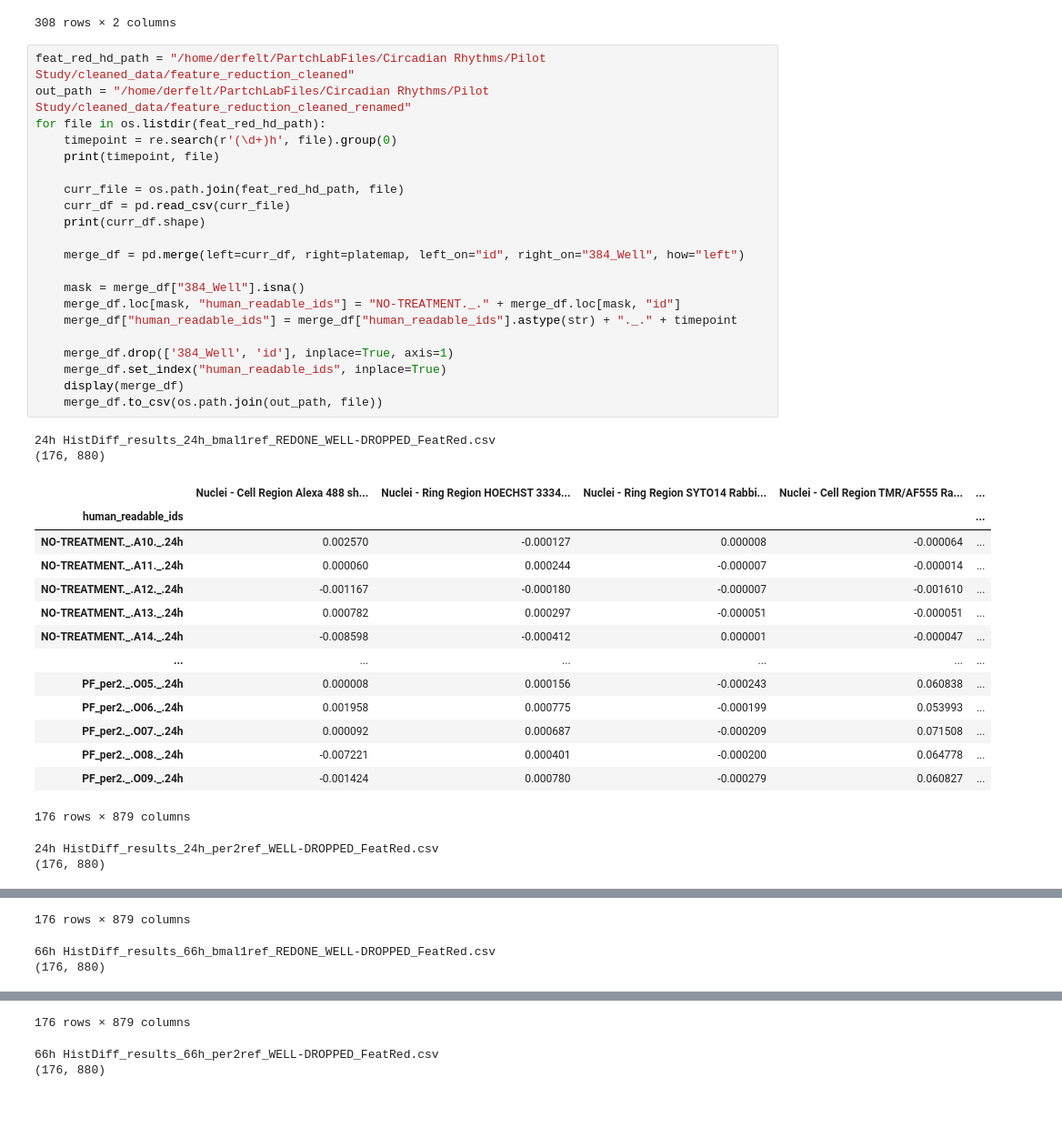
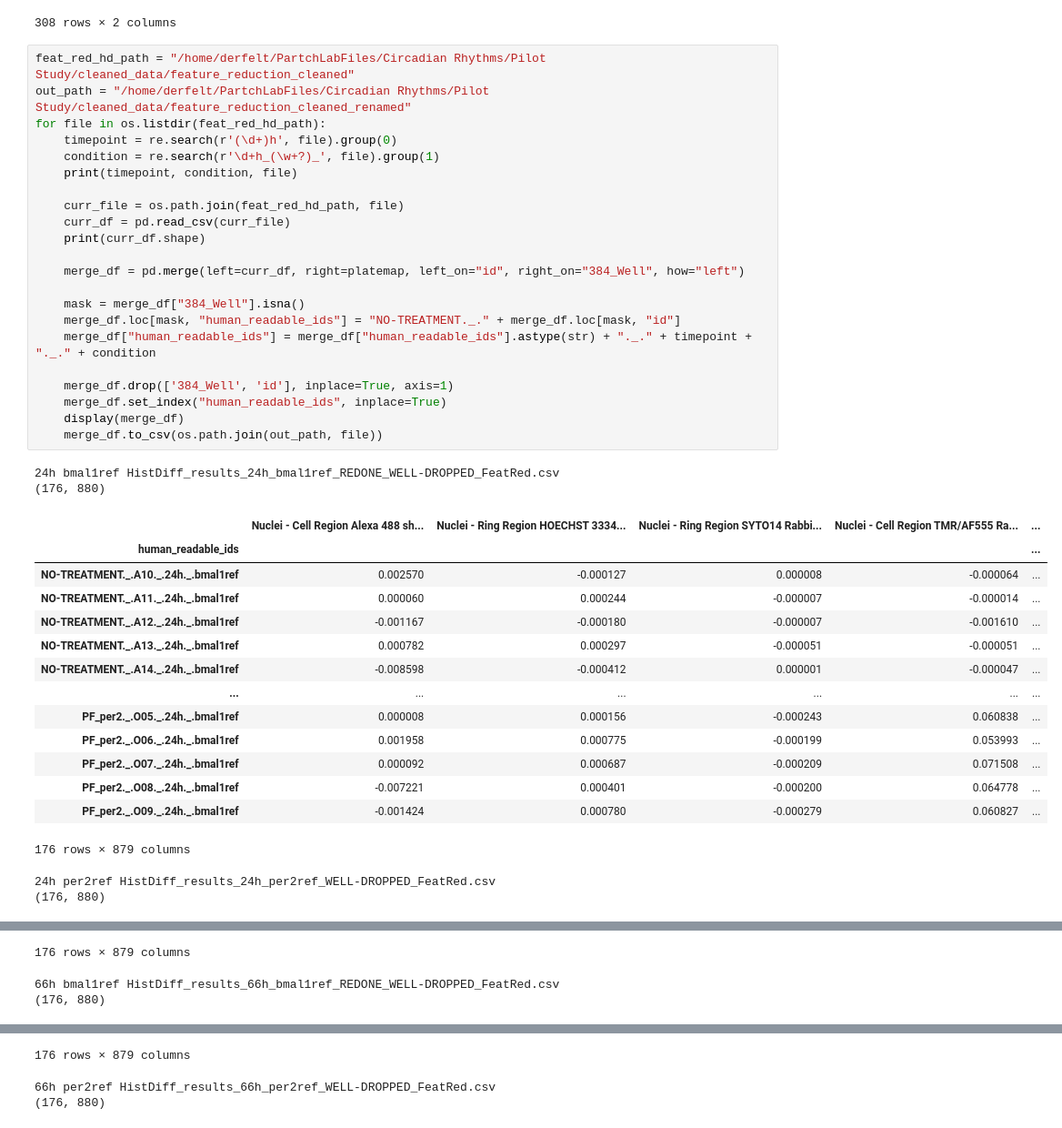
Before and after one commit to derfelterciano/PartchLab, a Jupyter notebook: circadian_rhythms/pilot_study/dataset_processing/rename_wells.ipynb, the cells around one changed output, grey strips where cells are left out. Shown at 91% size. Drawn from its saved outputs; the diff is of its cells as text.

```diff
--- a/circadian_rhythms/pilot_study/dataset_processing/rename_wells.ipynb
+++ b/circadian_rhythms/pilot_study/dataset_processing/rename_wells.ipynb
@@ -29,42 +29,43 @@ display(platemap)
 # %%
 feat_red_hd_path = "/home/derfelt/PartchLabFiles/Circadian Rhythms/Pilot Study/cleaned_data/feature_reduction_cleaned"
 out_path = "/home/derfelt/PartchLabFiles/Circadian Rhythms/Pilot Study/cleaned_data/feature_reduction_cleaned_renamed"
 for file in os.listdir(feat_red_hd_path):
     timepoint = re.search(r'(\d+)h', file).group(0)
-    print(timepoint, file)
+    condition = re.search(r'\d+h_(\w+?)_', file).group(1)
+    print(timepoint, condition, file)
 
     curr_file = os.path.join(feat_red_hd_path, file)
     curr_df = pd.read_csv(curr_file)
     print(curr_df.shape)
 
     merge_df = pd.merge(left=curr_df, right=platemap, left_on="id", right_on="384_Well", how="left")
 
     mask = merge_df["384_Well"].isna()
     merge_df.loc[mask, "human_readable_ids"] = "NO-TREATMENT._." + merge_df.loc[mask, "id"]
-    merge_df["human_readable_ids"] = merge_df["human_readable_ids"].astype(str) + "._." + timepoint
+    merge_df["human_readable_ids"] = merge_df["human_readable_ids"].astype(str) + "._." + timepoint + "._." + condition
 
     merge_df.drop(['384_Well', 'id'], inplace=True, axis=1)
     merge_df.set_index("human_readable_ids", inplace=True)
     display(merge_df)
     merge_df.to_csv(os.path.join(out_path, file))
 # %% [output]
-24h HistDiff_results_24h_bmal1ref_REDONE_WELL-DROPPED_FeatRed.csv
+24h bmal1ref HistDiff_results_24h_bmal1ref_REDONE_WELL-DROPPED_FeatRed.csv
 (176, 880)
 |  | Nuclei - Cell Region Alexa 488 sh... | Nuclei - Ring Region HOECHST 3334... | Nuclei - Ring Region SYTO14 Rabbi... | Nuclei - Cell Region TMR/AF555 Ra... | ... |
 | human_readable_ids |  |  |  |  | ... |
-| NO-TREATMENT._.A10._.24h | 0.002570 | -0.000127 | 0.000008 | -0.000064 | ... |
-| NO-TREATMENT._.A11._.24h | 0.000060 | 0.000244 | -0.000007 | -0.000014 | ... |
-| NO-TREATMENT._.A12._.24h | -0.001167 | -0.000180 | -0.000007 | -0.001610 | ... |
-| NO-TREATMENT._.A13._.24h | 0.000782 | 0.000297 | -0.000051 | -0.000051 | ... |
-| NO-TREATMENT._.A14._.24h | -0.008598 | -0.000412 | 0.000001 | -0.000047 | ... |
+| NO-TREATMENT._.A10._.24h._.bmal1ref | 0.002570 | -0.000127 | 0.000008 | -0.000064 | ... |
+| NO-TREATMENT._.A11._.24h._.bmal1ref | 0.000060 | 0.000244 | -0.000007 | -0.000014 | ... |
+| NO-TREATMENT._.A12._.24h._.bmal1ref | -0.001167 | -0.000180 | -0.000007 | -0.001610 | ... |
+| NO-TREATMENT._.A13._.24h._.bmal1ref | 0.000782 | 0.000297 | -0.000051 | -0.000051 | ... |
+| NO-TREATMENT._.A14._.24h._.bmal1ref | -0.008598 | -0.000412 | 0.000001 | -0.000047 | ... |
 | ... | ... | ... | ... | ... | ... |
-| PF_per2._.O05._.24h | 0.000008 | 0.000156 | -0.000243 | 0.060838 | ... |
-| PF_per2._.O06._.24h | 0.001958 | 0.000775 | -0.000199 | 0.053993 | ... |
-| PF_per2._.O07._.24h | 0.000092 | 0.000687 | -0.000209 | 0.071508 | ... |
-| PF_per2._.O08._.24h | -0.007221 | 0.000401 | -0.000200 | 0.064778 | ... |
-| PF_per2._.O09._.24h | -0.001424 | 0.000780 | -0.000279 | 0.060827 | ... |
+| PF_per2._.O05._.24h._.bmal1ref | 0.000008 | 0.000156 | -0.000243 | 0.060838 | ... |
+| PF_per2._.O06._.24h._.bmal1ref | 0.001958 | 0.000775 | -0.000199 | 0.053993 | ... |
+| PF_per2._.O07._.24h._.bmal1ref | 0.000092 | 0.000687 | -0.000209 | 0.071508 | ... |
+| PF_per2._.O08._.24h._.bmal1ref | -0.007221 | 0.000401 | -0.000200 | 0.064778 | ... |
+| PF_per2._.O09._.24h._.bmal1ref | -0.001424 | 0.000780 | -0.000279 | 0.060827 | ... |
 176 rows × 879 columns
-24h HistDiff_results_24h_per2ref_WELL-DROPPED_FeatRed.csv
+24h per2ref HistDiff_results_24h_per2ref_WELL-DROPPED_FeatRed.csv
 (176, 880)
 |  | Nuclei - Cell Region Alexa 488 sh... | Nuclei - Ring Region HOECHST 3334... | Nuclei - Ring Region SYTO14 Rabbi... | Nuclei - Cell Region TMR/AF555 Ra... | ... |
 | human_readable_ids |  |  |  |  | ... |
@@ -82,5 +83,5 @@ for file in os.listdir(feat_red_hd_path):
 176 rows × 879 columns
-66h HistDiff_results_66h_bmal1ref_REDONE_WELL-DROPPED_FeatRed.csv
+66h bmal1ref HistDiff_results_66h_bmal1ref_REDONE_WELL-DROPPED_FeatRed.csv
 (176, 880)
 |  | Nuclei - Cell Region Alexa 488 sh... | Nuclei - Ring Region HOECHST 3334... | Nuclei - Ring Region SYTO14 Rabbi... | Nuclei - Cell Region TMR/AF555 Ra... | ... |
 | human_readable_ids |  |  |  |  | ... |
@@ -98,5 +99,5 @@ for file in os.listdir(feat_red_hd_path):
 176 rows × 879 columns
-66h HistDiff_results_66h_per2ref_WELL-DROPPED_FeatRed.csv
+66h per2ref HistDiff_results_66h_per2ref_WELL-DROPPED_FeatRed.csv
 (176, 880)
 |  | Nuclei - Cell Region Alexa 488 sh... | Nuclei - Ring Region HOECHST 3334... | Nuclei - Ring Region SYTO14 Rabbi... | Nuclei - Cell Region TMR/AF555 Ra... | ... |
 | human_readable_ids |  |  |  |  | ... |
```
Also changed, not shown: parts of 1 cell of this notebook, 1 other file.
